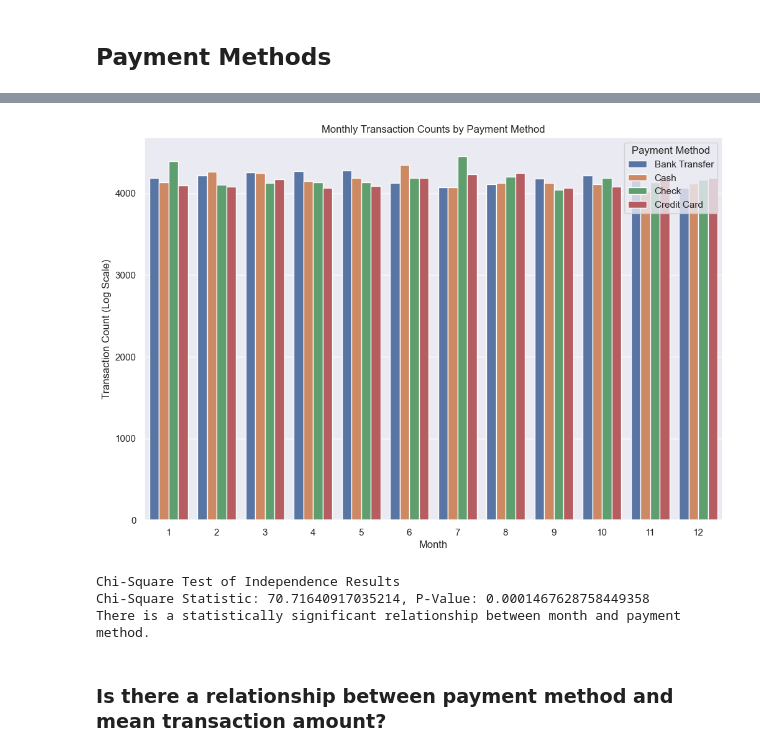
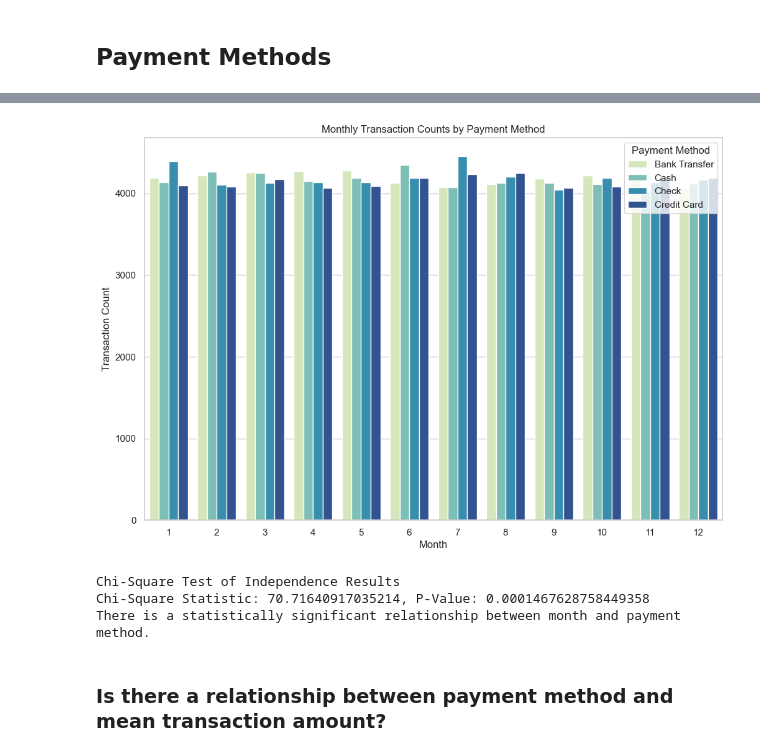
Before and after one commit to mishasinitcyn/Zero-Day-Close, a Jupyter notebook: EDA/Financial Accounting EDA.ipynb, the cells around one changed output, grey strips where cells are left out. Saved outputs shown, nothing was run; the diff lists cells and outputs as text; code cells hidden in the pictures.

```diff
--- a/EDA/Financial Accounting EDA.ipynb
+++ b/EDA/Financial Accounting EDA.ipynb
@@ -284,23 +348,2 @@ There is no statistically significant difference in the number of transactions p
 # %% [markdown]
 ## Payment Methods
-# %%
-payment_method_counts = df['Payment_Method'].value_counts()
-
-payment_method_counts.plot(kind='pie', figsize=(8, 8), autopct='%1.1f%%')
-plt.title('Distribution of Payment Methods')
-plt.ylabel('')
-plt.show()
-
-total_count = sum(payment_method_counts)
-num_methods = len(payment_method_counts)
-expected_counts = [total_count / num_methods] * num_methods
-
-chi_square_stat, p_value = stats.chisquare(f_obs=payment_method_counts, f_exp=expected_counts)
-print("Chi-Square Test Results")
-print(f"Chi-Square Statistic: {chi_square_stat}, P-Value: {p_value}")
-
-alpha = 0.05
-if p_value < alpha:
-    print("There is a statistically significant difference in the use of different payment methods annually.")
-else:
-    print("There is no statistically significant difference in the use of different payment methods annually.")
@@ -311,0 +350,8 @@ There is no statistically significant difference in the use of different payment
+# %%
+payment_method_counts = df['Payment_Method'].value_counts()
+colors = sns.color_palette('YlGnBu', len(payment_method_counts))
+plt.figure(figsize=(8, 8))
+plt.pie(payment_method_counts, labels=payment_method_counts.index, colors=colors, autopct='%1.1f%%', startangle=140)
+plt.title('Distribution of Payment Methods')
+plt.ylabel('')
+plt.show()
@@ -312,27 +360,26 @@ There is no statistically significant difference in the use of different payment
 # %%
 df['Month'] = df['Date'].dt.month
 contingency_table = pd.crosstab(df['Month'], df['Payment_Method'])
-chi_square_stat, p_value, dof, expected = stats.chi2_contingency(contingency_table)
 
 long_form = contingency_table.reset_index().melt(id_vars='Month', var_name='Payment_Method', value_name='Count')
 plt.figure(figsize=(12, 8))
-sns.barplot(x='Month', y='Count', hue='Payment_Method', data=long_form)
+sns.barplot(x='Month', y='Count', hue='Payment_Method', data=long_form, palette=colors)
 
 plt.title('Monthly Transaction Counts by Payment Method')
 plt.xlabel('Month')
-plt.ylabel('Transaction Count (Log Scale)')
+plt.ylabel('Transaction Count')
 plt.legend(title='Payment Method')
 plt.show()
 
 
 print("Chi-Square Test of Independence Results")
 print(f"Chi-Square Statistic: {chi_square_stat}, P-Value: {p_value}")
 if p_value < 0.05:
     print("There is a statistically significant relationship between month and payment method.")
 else:
     print("There is no statistically significant relationship between month and payment method.")
 # %% [output]
-[figure, old version]
+[figure, new version]
 Chi-Square Test of Independence Results
 Chi-Square Statistic: 70.71640917035214, P-Value: 0.0001467628758449358
 There is a statistically significant relationship between month and payment method.
```
Also changed, not shown: parts of 40 cells of this notebook, 2 other files.
